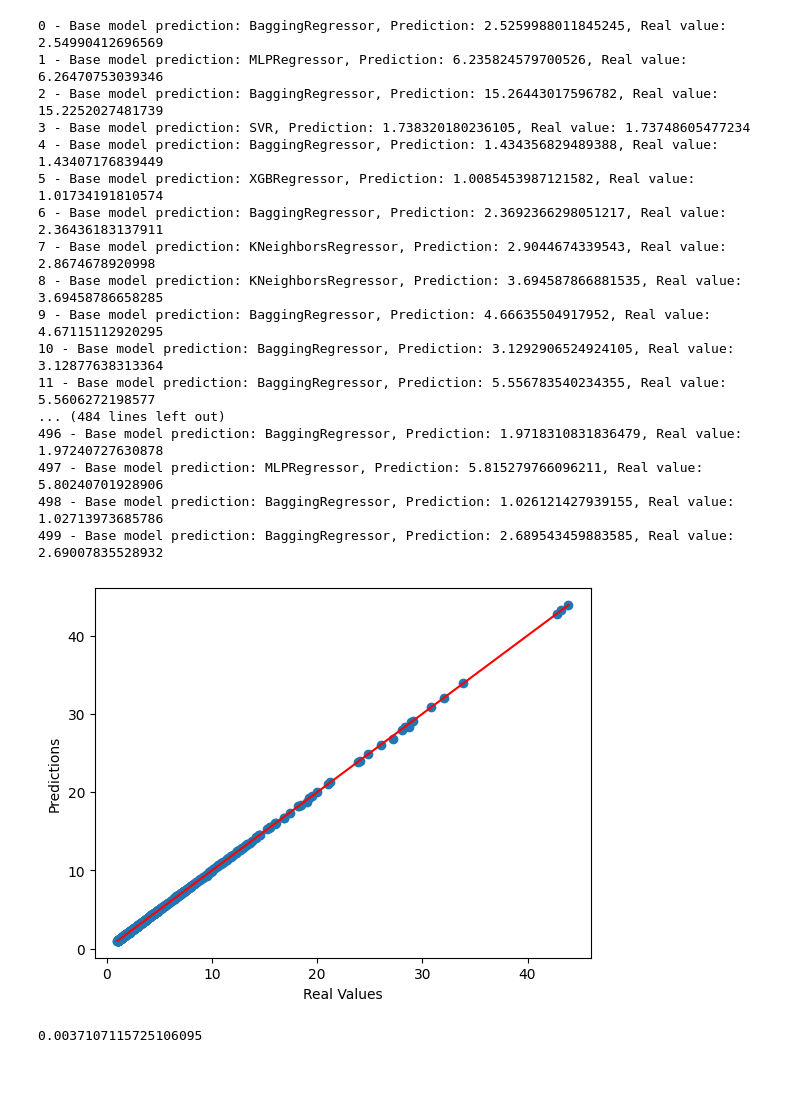
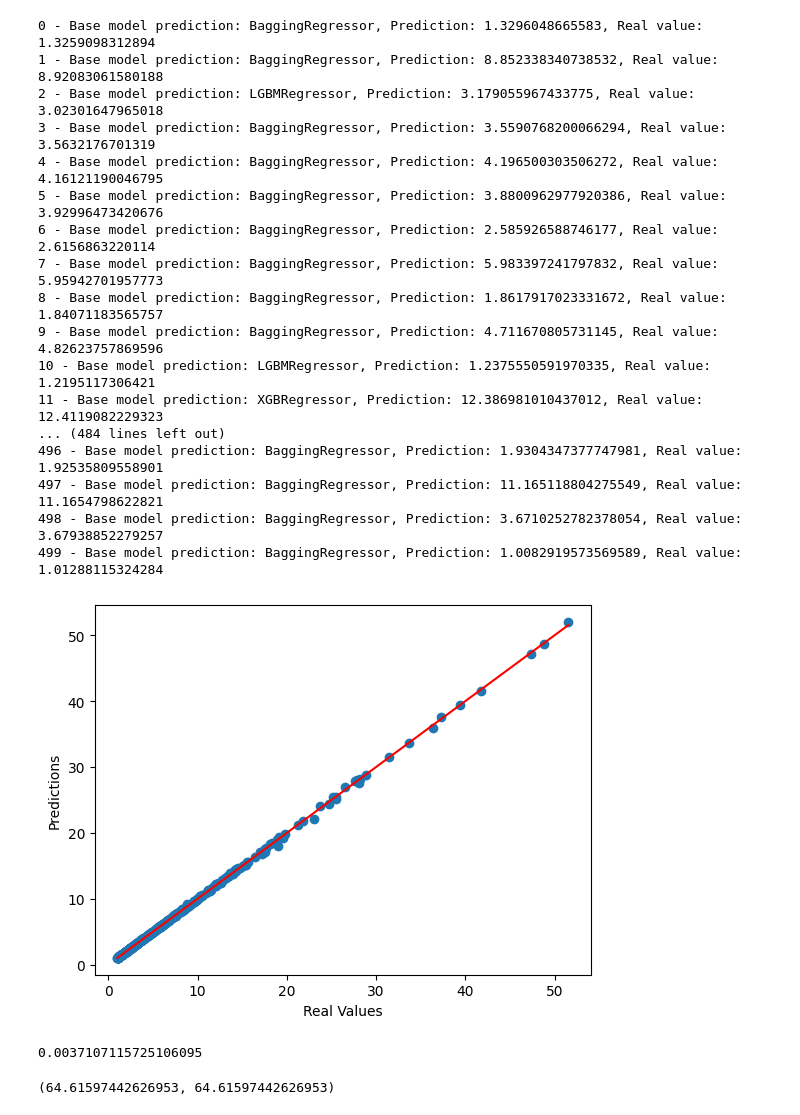
Before and after one commit to boraaktas/Microfluidics-Resistance-ML, a Jupyter notebook: jupyter/test.ipynb, the cells around one changed output. Cells and saved outputs as stored; diff of their text form; code cells hidden in the pictures; blank space fills up the shorter version.

Commit message:
the reason of issue about not generating desired flow rates found as lack of prediction model performance and the data

```diff
--- a/jupyter/test.ipynb
+++ b/jupyter/test.ipynb
@@ -4,5 +4,5 @@ from src import test
 # %%
-TEST_DATA = pd.read_csv('../new_data/datasets/prediction_outputs/test_data.csv')
+TEST_DATA = pd.read_csv('../drive_data/datasets/prediction_outputs/test_data.csv')
 TEST_DATA = TEST_DATA[TEST_DATA['Simulation_Resistance'] > 1]
 TEST_DATA = TEST_DATA.sample(500)
 TEST_DATA.reset_index(drop=True, inplace=True)
@@ -27,30 +27,30 @@ TARGET_COLUMN_NAME = 'Simulation_Resistance'
 # %%
 TEST_RMSE, TEST_MAPE = test(data_df=TEST_DATA,
                             feature_column_names=FEATURE_COLUMN_NAMES,
                             target_column_name=TARGET_COLUMN_NAME,
                             upload_model=True,
-                            base_models_path='../data/pickles/base_learner_pickles/',
-                            meta_model_path='../data/pickles/meta_learner_pickles/',
+                            base_models_path='../drive_data/pickles/base_learner_pickles/',
+                            meta_model_path='../drive_data/pickles/meta_learner_pickles/',
                             plot=True)
 # %% [output]
-0 - Base model prediction: BaggingRegressor, Prediction: 2.5259988011845245, Real value: 2.54990412696569
-1 - Base model prediction: MLPRegressor, Prediction: 6.235824579700526, Real value: 6.26470753039346
-2 - Base model prediction: BaggingRegressor, Prediction: 15.26443017596782, Real value: 15.2252027481739
-3 - Base model prediction: SVR, Prediction: 1.738320180236105, Real value: 1.73748605477234
-4 - Base model prediction: BaggingRegressor, Prediction: 1.434356829489388, Real value: 1.43407176839449
-5 - Base model prediction: XGBRegressor, Prediction: 1.0085453987121582, Real value: 1.01734191810574
-6 - Base model prediction: BaggingRegressor, Prediction: 2.3692366298051217, Real value: 2.36436183137911
-7 - Base model prediction: KNeighborsRegressor, Prediction: 2.9044674339543, Real value: 2.8674678920998
-8 - Base model prediction: KNeighborsRegressor, Prediction: 3.694587866881535, Real value: 3.69458786658285
-9 - Base model prediction: BaggingRegressor, Prediction: 4.66635504917952, Real value: 4.67115112920295
-10 - Base model prediction: BaggingRegressor, Prediction: 3.1292906524924105, Real value: 3.12877638313364
-11 - Base model prediction: BaggingRegressor, Prediction: 5.556783540234355, Real value: 5.5606272198577
+0 - Base model prediction: BaggingRegressor, Prediction: 1.3296048665583, Real value: 1.3259098312894
+1 - Base model prediction: BaggingRegressor, Prediction: 8.852338340738532, Real value: 8.92083061580188
+2 - Base model prediction: LGBMRegressor, Prediction: 3.179055967433775, Real value: 3.02301647965018
+3 - Base model prediction: BaggingRegressor, Prediction: 3.5590768200066294, Real value: 3.5632176701319
+4 - Base model prediction: BaggingRegressor, Prediction: 4.196500303506272, Real value: 4.16121190046795
+5 - Base model prediction: BaggingRegressor, Prediction: 3.8800962977920386, Real value: 3.92996473420676
+6 - Base model prediction: BaggingRegressor, Prediction: 2.585926588746177, Real value: 2.6156863220114
+7 - Base model prediction: BaggingRegressor, Prediction: 5.983397241797832, Real value: 5.95942701957773
+8 - Base model prediction: BaggingRegressor, Prediction: 1.8617917023331672, Real value: 1.84071183565757
+9 - Base model prediction: BaggingRegressor, Prediction: 4.711670805731145, Real value: 4.82623757869596
+10 - Base model prediction: LGBMRegressor, Prediction: 1.2375550591970335, Real value: 1.2195117306421
+11 - Base model prediction: XGBRegressor, Prediction: 12.386981010437012, Real value: 12.4119082229323
 ... (484 lines left out)
-496 - Base model prediction: BaggingRegressor, Prediction: 1.9718310831836479, Real value: 1.97240727630878
-497 - Base model prediction: MLPRegressor, Prediction: 5.815279766096211, Real value: 5.80240701928906
-498 - Base model prediction: BaggingRegressor, Prediction: 1.026121427939155, Real value: 1.02713973685786
-499 - Base model prediction: BaggingRegressor, Prediction: 2.689543459883585, Real value: 2.69007835528932
+496 - Base model prediction: BaggingRegressor, Prediction: 1.9304347377747981, Real value: 1.92535809558901
+497 - Base model prediction: BaggingRegressor, Prediction: 11.165118804275549, Real value: 11.1654798622821
+498 - Base model prediction: BaggingRegressor, Prediction: 3.6710252782378054, Real value: 3.67938852279257
+499 - Base model prediction: BaggingRegressor, Prediction: 1.0082919573569589, Real value: 1.01288115324284
-[figure, old version]
+[figure, new version]
 # %%
 TEST_MAPE
 # %% [output]
@@ -57,0 +63,9 @@ TEST_MAPE
+# %%
+feature_1 = {'Total_Length': 172.5, 'Corner': 102, 'Width': 0.05, 'Height': 0.05, 'Fillet_Radius': 0.04}
+feature_2 = {'Total_Length': 179.5, 'Corner': 112, 'Width': 0.05, 'Height': 0.05, 'Fillet_Radius': 0.04}
+# Predicted resistance: 64.61597442626953
+prediction_1 = pred_model.predict(feature_1)
+prediction_2 = pred_model.predict(feature_2)
+prediction_1, prediction_2
+# %% [output]
+(64.61597442626953, 64.61597442626953)
```
Also changed, not shown: parts of 5 cells of this notebook, 2 other files.
